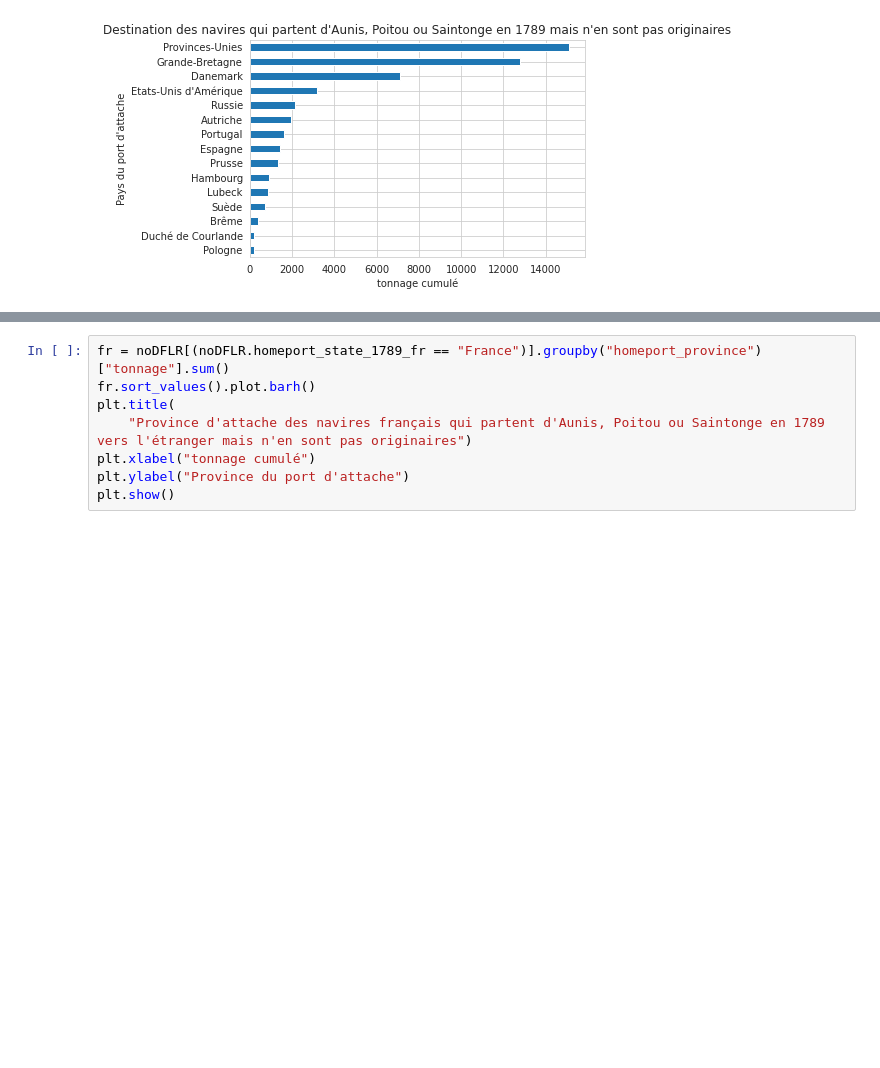
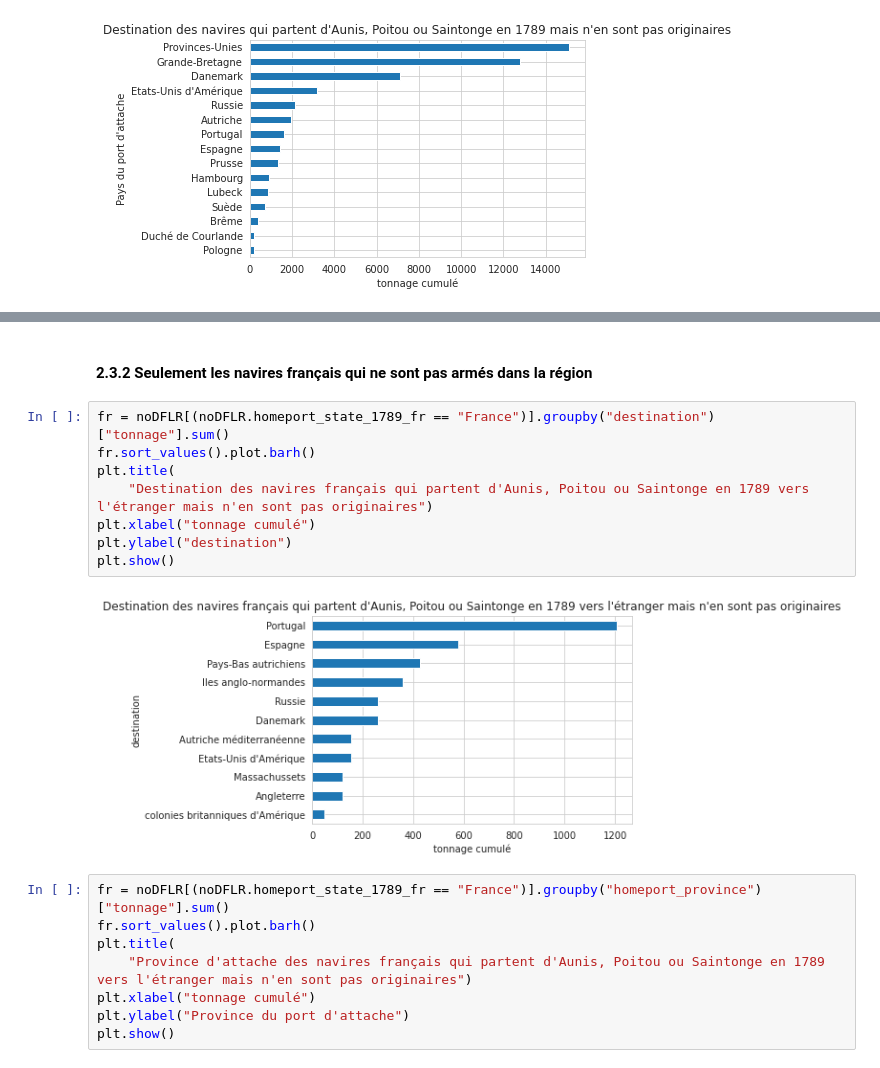
Before and after one commit to medialab/portic-datasprint-2021, a Jupyter notebook: productions/equipe_1/port_attache/sorties_vers_etranger_et_colonies.ipynb, the cells around one changed output, grey strips where cells are left out. Drawn from its saved outputs; the diff is of its cells as text; blank space fills up the shorter version.

Commit message:
inside DFLR

```diff
--- a/productions/equipe_1/port_attache/sorties_vers_etranger_et_colonies.ipynb
+++ b/productions/equipe_1/port_attache/sorties_vers_etranger_et_colonies.ipynb
@@ -153,3 +151,15 @@ plt.show()
+# %% [markdown]
+#### 2.3.2 Seulement les navires français qui ne sont pas armés dans la région
+# %%
+fr = noDFLR[(noDFLR.homeport_state_1789_fr == "France")].groupby("destination")["tonnage"].sum()
+fr.sort_values().plot.barh()
+plt.title(
+    "Destination des navires français qui partent d'Aunis, Poitou ou Saintonge en 1789 vers l'étranger mais n'en sont pas originaires")
+plt.xlabel("tonnage cumulé")
+plt.ylabel("destination")
+plt.show()
+# %% [output]
+[figure, added]
 # %%
 fr = noDFLR[(noDFLR.homeport_state_1789_fr == "France")].groupby("homeport_province")["tonnage"].sum()
 fr.sort_values().plot.barh()
```
Also changed, not shown: parts of 44 cells of this notebook, 12 other files.
